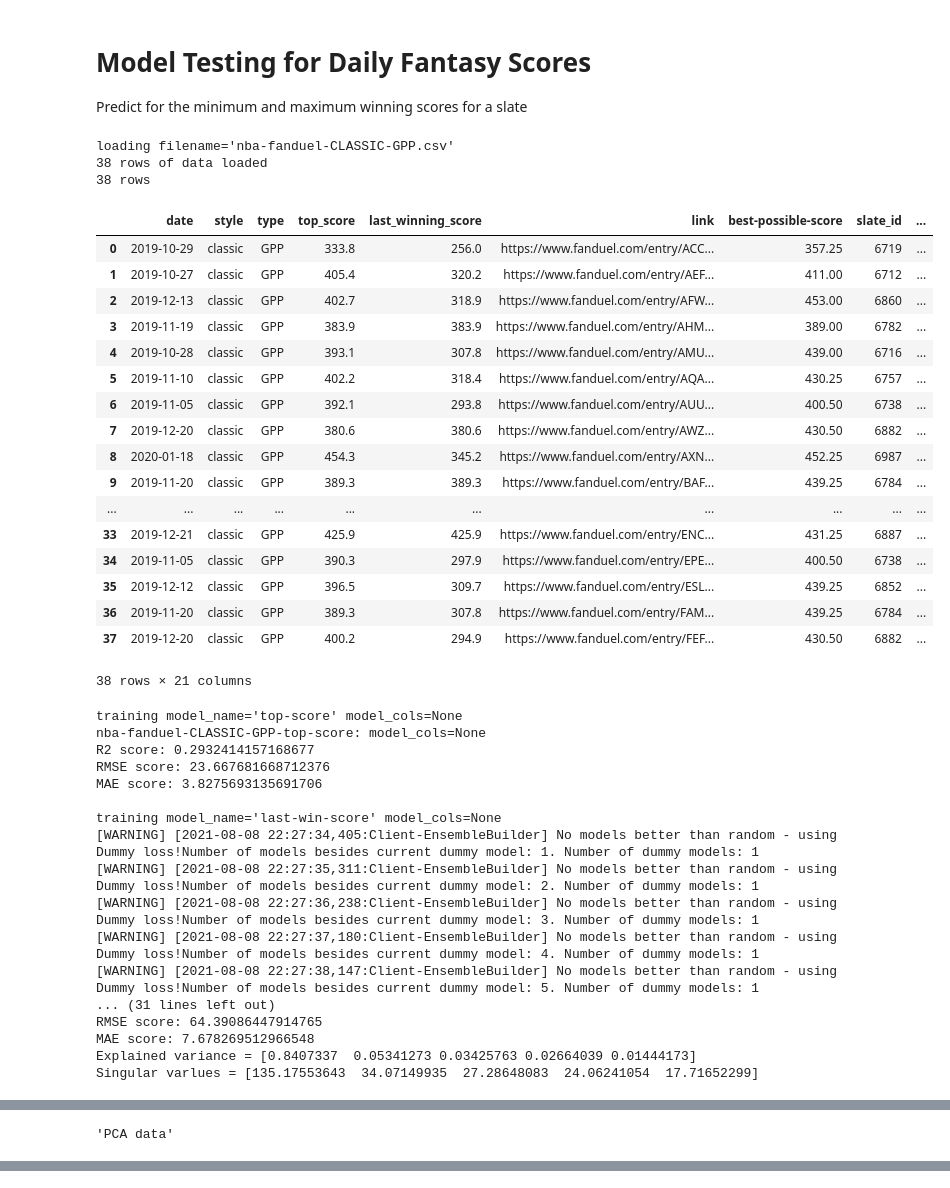
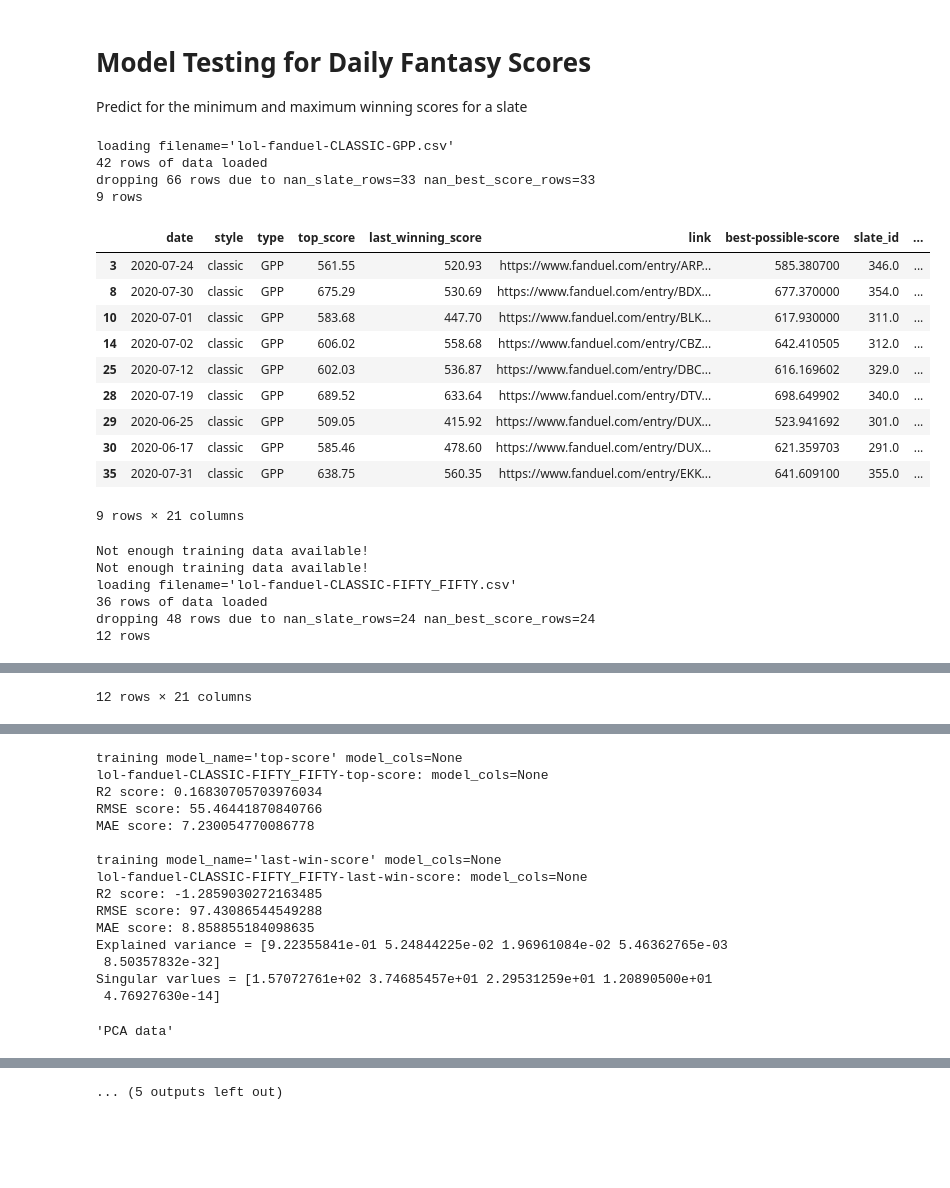
Before and after one commit to ledona/fantasy-experiments, a Jupyter notebook: df-hist/Model Testing.ipynb, the cells around one changed output, grey strips where cells are left out. Saved outputs shown, nothing was run; the diff lists cells and outputs as text; code cells hidden in the pictures; blank space fills up the shorter version.

```diff
--- a/df-hist/Model Testing.ipynb
+++ b/df-hist/Model Testing.ipynb
@@ -244,7 +244,7 @@ TRAIN_TIME = 600
 PER_RUN_TIME_LIMIT = 120
 STYLE = ContestStyle.CLASSIC
 
-SPORT = 'nba'
+SPORT = 'lol'
 SERVICE = 'fanduel'
 
 models = {}
@@ -287,67 +287,50 @@ for contest_type in [GeneralPrizePool, FiftyFifty]:
                 overwrite=True
             )
             model_desc = f"{SPORT}-{SERVICE}-{STYLE.name}-{contest_type.NAME}-{model_name}: {model_cols=}"
             error_report(model, X_test, y_test, model_desc)
             models[model_desc] = model
 
         # only pca models for when using all input data columns
         if model_cols == {'best-possible-score'}:
             continue
 
         X_train_pca, X_test_pca = pca_data(X_train, X_test)
         display("PCA data", X_train_pca, X_test_pca)
 
         for model_name, y_train, y_test in model_ys:
             model_name += '-pca'
             print(f"training {model_name=} {model_cols=}")
             model = automl(
                 X_train_pca, y_train, X_test_pca, y_test, model_name,
                 train_time=TRAIN_TIME,
                 per_run_time_limit=PER_RUN_TIME_LIMIT,
                 seed=1,
                 overwrite=True
             )
             model_desc = f"{SPORT}-{SERVICE}-{STYLE.name}-{contest_type.NAME}-{model_name}: {model_cols=}"
             error_report(model, X_test_pca, y_test, model_desc)
             models[model_desc] = model
 
 print("Done")
 # %% [output]
-loading filename='nba-fanduel-CLASSIC-GPP.csv'
-38 rows of data loaded
-38 rows
+loading filename='lol-fanduel-CLASSIC-GPP.csv'
+42 rows of data loaded
+dropping 66 rows due to nan_slate_rows=33 nan_best_score_rows=33
+9 rows
 |  | date | style | type | top_score | last_winning_score | link | best-possible-score | slate_id | ... |
-| 0 | 2019-10-29 | classic | GPP | 333.8 | 256.0 | https://www.fanduel.com/entry/ACC... | 357.25 | 6719 | ... |
-| 1 | 2019-10-27 | classic | GPP | 405.4 | 320.2 | https://www.fanduel.com/entry/AEF... | 411.00 | 6712 | ... |
-| 2 | 2019-12-13 | classic | GPP | 402.7 | 318.9 | https://www.fanduel.com/entry/AFW... | 453.00 | 6860 | ... |
-| 3 | 2019-11-19 | classic | GPP | 383.9 | 383.9 | https://www.fanduel.com/entry/AHM... | 389.00 | 6782 | ... |
-| 4 | 2019-10-28 | classic | GPP | 393.1 | 307.8 | https://www.fanduel.com/entry/AMU... | 439.00 | 6716 | ... |
-| 5 | 2019-11-10 | classic | GPP | 402.2 | 318.4 | https://www.fanduel.com/entry/AQA... | 430.25 | 6757 | ... |
-| 6 | 2019-11-05 | classic | GPP | 392.1 | 293.8 | https://www.fanduel.com/entry/AUU... | 400.50 | 6738 | ... |
-| 7 | 2019-12-20 | classic | GPP | 380.6 | 380.6 | https://www.fanduel.com/entry/AWZ... | 430.50 | 6882 | ... |
-| 8 | 2020-01-18 | classic | GPP | 454.3 | 345.2 | https://www.fanduel.com/entry/AXN... | 452.25 | 6987 | ... |
-| 9 | 2019-11-20 | classic | GPP | 389.3 | 389.3 | https://www.fanduel.com/entry/BAF... | 439.25 | 6784 | ... |
-| ... | ... | ... | ... | ... | ... | ... | ... | ... | ... |
-| 33 | 2019-12-21 | classic | GPP | 425.9 | 425.9 | https://www.fanduel.com/entry/ENC... | 431.25 | 6887 | ... |
-| 34 | 2019-11-05 | classic | GPP | 390.3 | 297.9 | https://www.fanduel.com/entry/EPE... | 400.50 | 6738 | ... |
-| 35 | 2019-12-12 | classic | GPP | 396.5 | 309.7 | https://www.fanduel.com/entry/ESL... | 439.25 | 6852 | ... |
-| 36 | 2019-11-20 | classic | GPP | 389.3 | 307.8 | https://www.fanduel.com/entry/FAM... | 439.25 | 6784 | ... |
-| 37 | 2019-12-20 | classic | GPP | 400.2 | 294.9 | https://www.fanduel.com/entry/FEF... | 430.50 | 6882 | ... |
+| 3 | 2020-07-24 | classic | GPP | 561.55 | 520.93 | https://www.fanduel.com/entry/ARP... | 585.380700 | 346.0 | ... |
+| 8 | 2020-07-30 | classic | GPP | 675.29 | 530.69 | https://www.fanduel.com/entry/BDX... | 677.370000 | 354.0 | ... |
+| 10 | 2020-07-01 | classic | GPP | 583.68 | 447.70 | https://www.fanduel.com/entry/BLK... | 617.930000 | 311.0 | ... |
+| 14 | 2020-07-02 | classic | GPP | 606.02 | 558.68 | https://www.fanduel.com/entry/CBZ... | 642.410505 | 312.0 | ... |
+| 25 | 2020-07-12 | classic | GPP | 602.03 | 536.87 | https://www.fanduel.com/entry/DBC... | 616.169602 | 329.0 | ... |
+| 28 | 2020-07-19 | classic | GPP | 689.52 | 633.64 | https://www.fanduel.com/entry/DTV... | 698.649902 | 340.0 | ... |
+| 29 | 2020-06-25 | classic | GPP | 509.05 | 415.92 | https://www.fanduel.com/entry/DUX... | 523.941692 | 301.0 | ... |
+| 30 | 2020-06-17 | classic | GPP | 585.46 | 478.60 | https://www.fanduel.com/entry/DUX... | 621.359703 | 291.0 | ... |
+| 35 | 2020-07-31 | classic | GPP | 638.75 | 560.35 | https://www.fanduel.com/entry/EKK... | 641.609100 | 355.0 | ... |
-38 rows × 21 columns
+9 rows × 21 columns
-training model_name='top-score' model_cols=None
-nba-fanduel-CLASSIC-GPP-top-score: model_cols=None
-R2 score: 0.2932414157168677
-RMSE score: 23.667681668712376
-MAE score: 3.8275693135691706
-
-training model_name='last-win-score' model_cols=None
-[WARNING] [2021-08-08 22:27:34,405:Client-EnsembleBuilder] No models better than random - using Dummy loss!Number of models besides current dummy model: 1. Number of dummy models: 1
-[WARNING] [2021-08-08 22:27:35,311:Client-EnsembleBuilder] No models better than random - using Dummy loss!Number of models besides current dummy model: 2. Number of dummy models: 1
-[WARNING] [2021-08-08 22:27:36,238:Client-EnsembleBuilder] No models better than random - using Dummy loss!Number of models besides current dummy model: 3. Number of dummy models: 1
-[WARNING] [2021-08-08 22:27:37,180:Client-EnsembleBuilder] No models better than random - using Dummy loss!Number of models besides current dummy model: 4. Number of dummy models: 1
-[WARNING] [2021-08-08 22:27:38,147:Client-EnsembleBuilder] No models better than random - using Dummy loss!Number of models besides current dummy model: 5. Number of dummy models: 1
-... (31 lines left out)
-RMSE score: 64.39086447914765
-MAE score: 7.678269512966548
-Explained variance = [0.8407337  0.05341273 0.03425763 0.02664039 0.01444173]
-Singular varlues = [135.17553643  34.07149935  27.28648083  24.06241054  17.71652299]
+Not enough training data available!
+Not enough training data available!
+loading filename='lol-fanduel-CLASSIC-FIFTY_FIFTY.csv'
+36 rows of data loaded
+dropping 48 rows due to nan_slate_rows=24 nan_best_score_rows=24
+12 rows
@@ -354 +350 @@ Singular varlues = [135.17553643  34.07149935  27.28648083  24.06241054  17.7165
-'PCA data'
+12 rows × 21 columns
@@ -372 +351,17 @@ Singular varlues = [135.17553643  34.07149935  27.28648083  24.06241054  17.7165
+training model_name='top-score' model_cols=None
+lol-fanduel-CLASSIC-FIFTY_FIFTY-top-score: model_cols=None
+R2 score: 0.16830705703976034
+RMSE score: 55.46441870840766
+MAE score: 7.230054770086778
+
+training model_name='last-win-score' model_cols=None
+lol-fanduel-CLASSIC-FIFTY_FIFTY-last-win-score: model_cols=None
+R2 score: -1.2859030272163485
+RMSE score: 97.43086544549288
+MAE score: 8.858855184098635
+Explained variance = [9.22355841e-01 5.24844225e-02 1.96961084e-02 5.46362765e-03
+ 8.50357832e-32]
+Singular varlues = [1.57072761e+02 3.74685457e+01 2.29531259e+01 1.20890500e+01
+ 4.76927630e-14]
+'PCA data'
 |  | 0 | 1 | 2 | 3 | 4 |
@@ -405,0 +399 @@ training model_name='top-score' model_cols={'best-possible-score'}
+... (5 outputs left out)
```
Also changed, not shown: parts of 1 cell of this notebook, 2 other files.
